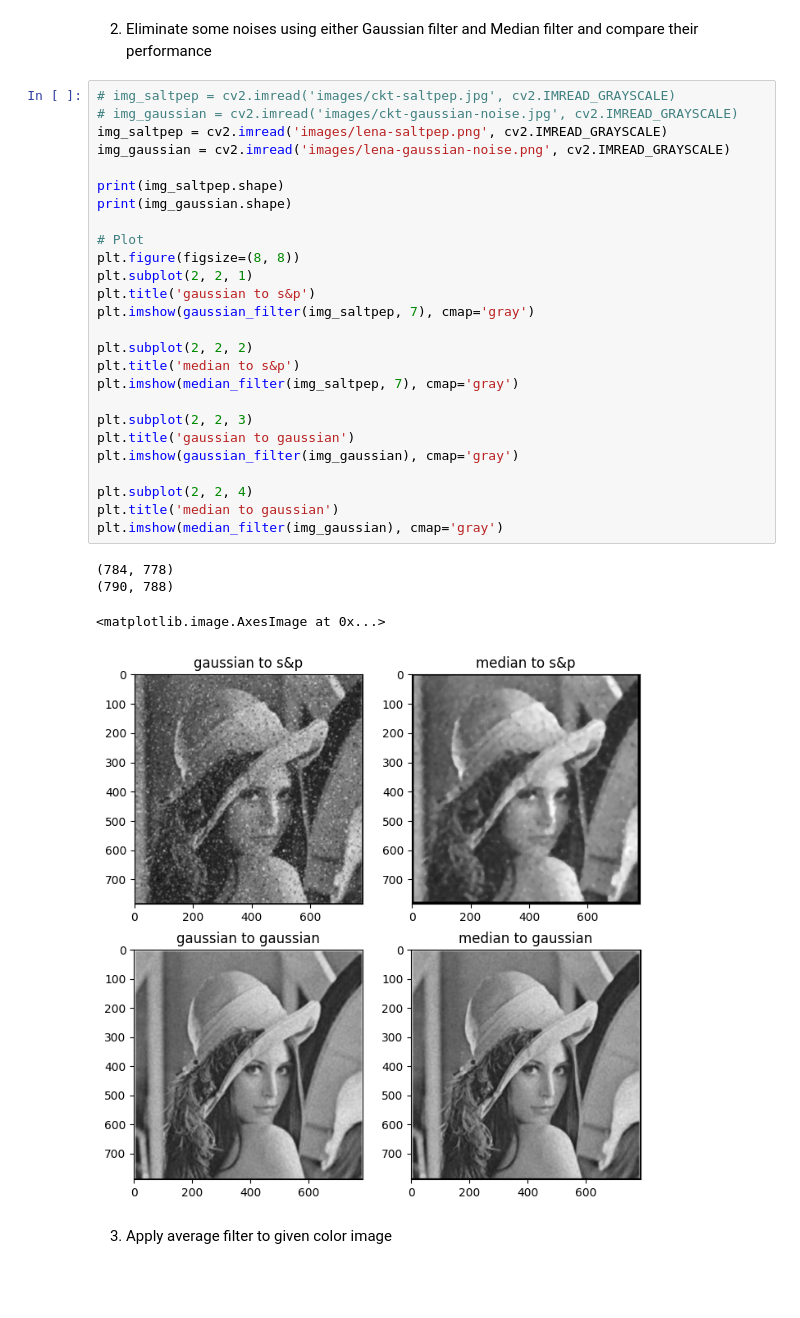
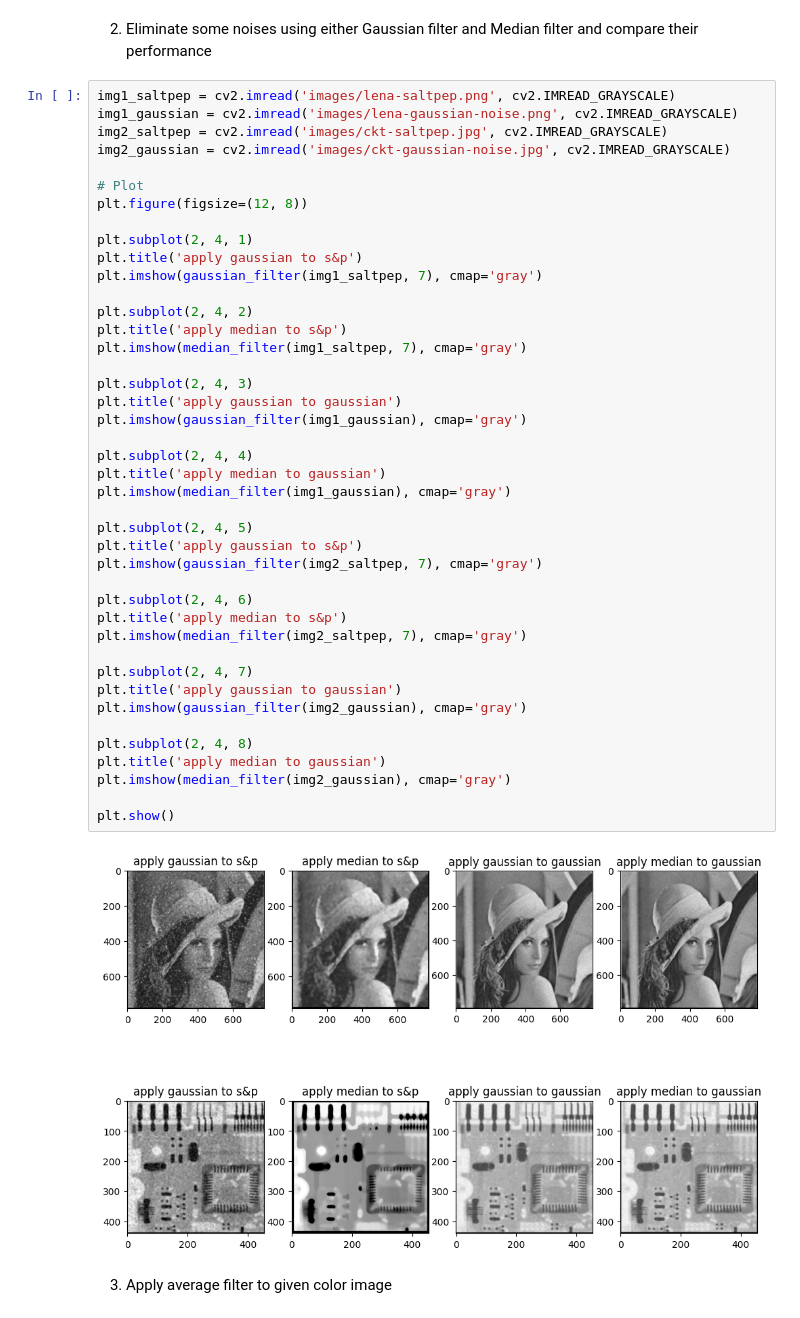
Before and after one commit to khhandrea/university-projects, a Jupyter notebook: homework1/implement.ipynb, the cells around one changed output. Cells and saved outputs as stored; diff of their text form; blank space fills up the shorter version.

```diff
--- a/homework1/implement.ipynb
+++ b/homework1/implement.ipynb
@@ -72,35 +69,48 @@ plt.imshow(median_filter(img), cmap='gray')
 # %% [markdown]
 2. Eliminate some noises using either Gaussian filter and Median filter and compare their performance
 # %%
-# img_saltpep = cv2.imread('images/ckt-saltpep.jpg', cv2.IMREAD_GRAYSCALE)
-# img_gaussian = cv2.imread('images/ckt-gaussian-noise.jpg', cv2.IMREAD_GRAYSCALE)
-img_saltpep = cv2.imread('images/lena-saltpep.png', cv2.IMREAD_GRAYSCALE)
-img_gaussian = cv2.imread('images/lena-gaussian-noise.png', cv2.IMREAD_GRAYSCALE)
-
-print(img_saltpep.shape)
-print(img_gaussian.shape)
+img1_saltpep = cv2.imread('images/lena-saltpep.png', cv2.IMREAD_GRAYSCALE)
+img1_gaussian = cv2.imread('images/lena-gaussian-noise.png', cv2.IMREAD_GRAYSCALE)
+img2_saltpep = cv2.imread('images/ckt-saltpep.jpg', cv2.IMREAD_GRAYSCALE)
+img2_gaussian = cv2.imread('images/ckt-gaussian-noise.jpg', cv2.IMREAD_GRAYSCALE)
 
 # Plot
-plt.figure(figsize=(8, 8))
-plt.subplot(2, 2, 1)
-plt.title('gaussian to s&p')
-plt.imshow(gaussian_filter(img_saltpep, 7), cmap='gray')
+plt.figure(figsize=(12, 8))
 
-plt.subplot(2, 2, 2)
-plt.title('median to s&p')
-plt.imshow(median_filter(img_saltpep, 7), cmap='gray')
+plt.subplot(2, 4, 1)
+plt.title('apply gaussian to s&p')
+plt.imshow(gaussian_filter(img1_saltpep, 7), cmap='gray')
 
-plt.subplot(2, 2, 3)
-plt.title('gaussian to gaussian')
-plt.imshow(gaussian_filter(img_gaussian), cmap='gray')
+plt.subplot(2, 4, 2)
+plt.title('apply median to s&p')
+plt.imshow(median_filter(img1_saltpep, 7), cmap='gray')
 
-plt.subplot(2, 2, 4)
-plt.title('median to gaussian')
-plt.imshow(median_filter(img_gaussian), cmap='gray')
+plt.subplot(2, 4, 3)
+plt.title('apply gaussian to gaussian')
+plt.imshow(gaussian_filter(img1_gaussian), cmap='gray')
+
+plt.subplot(2, 4, 4)
+plt.title('apply median to gaussian')
+plt.imshow(median_filter(img1_gaussian), cmap='gray')
+
+plt.subplot(2, 4, 5)
+plt.title('apply gaussian to s&p')
+plt.imshow(gaussian_filter(img2_saltpep, 7), cmap='gray')
+
+plt.subplot(2, 4, 6)
+plt.title('apply median to s&p')
+plt.imshow(median_filter(img2_saltpep, 7), cmap='gray')
+
+plt.subplot(2, 4, 7)
+plt.title('apply gaussian to gaussian')
+plt.imshow(gaussian_filter(img2_gaussian), cmap='gray')
+
+plt.subplot(2, 4, 8)
+plt.title('apply median to gaussian')
+plt.imshow(median_filter(img2_gaussian), cmap='gray')
+
+plt.show()
 # %% [output]
-(784, 778)
-(790, 788)
-<matplotlib.image.AxesImage at 0x...>
-[figure, old version]
+[figure, new version]
 # %% [markdown]
 3. Apply average filter to given color image
```
Also changed, not shown: parts of 6 cells of this notebook.
